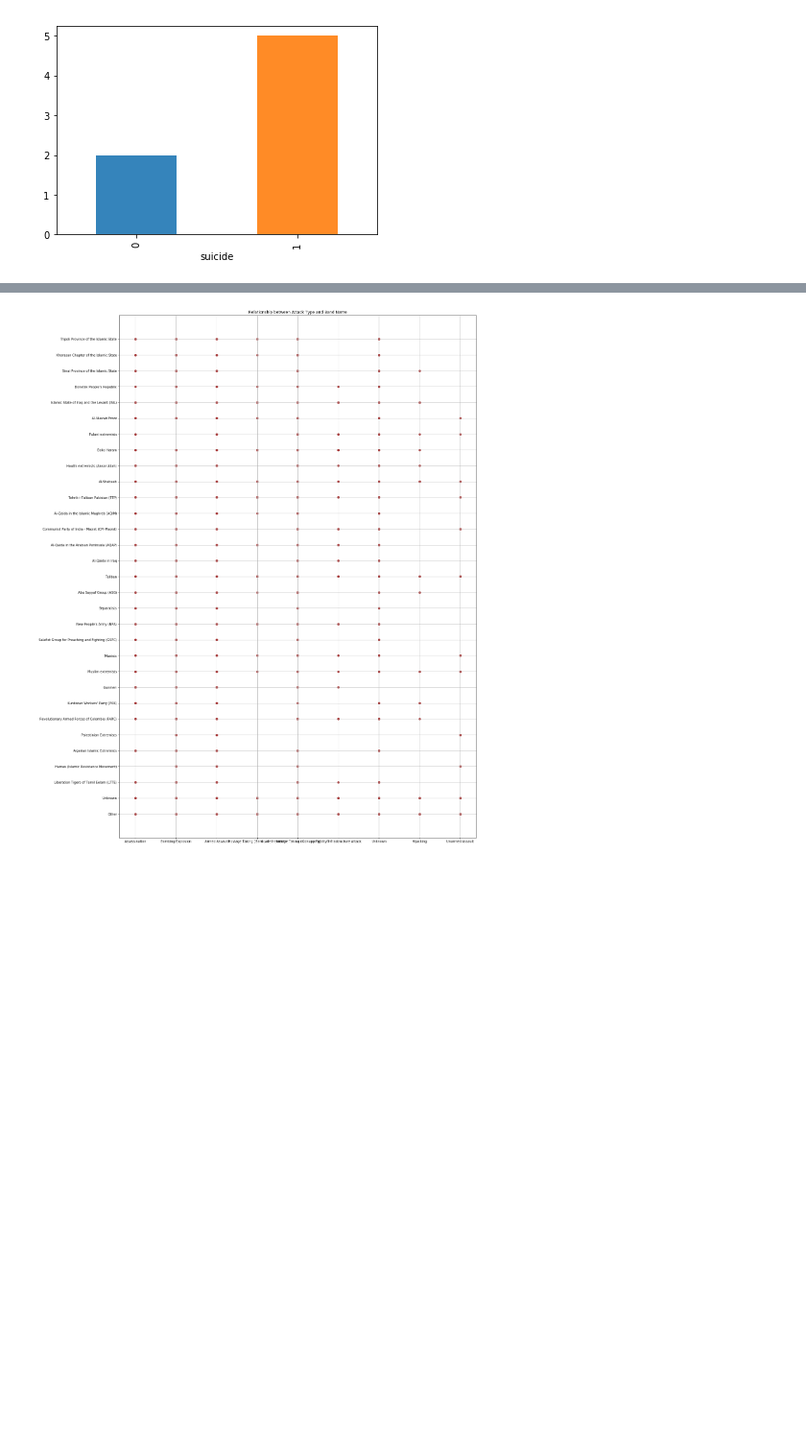
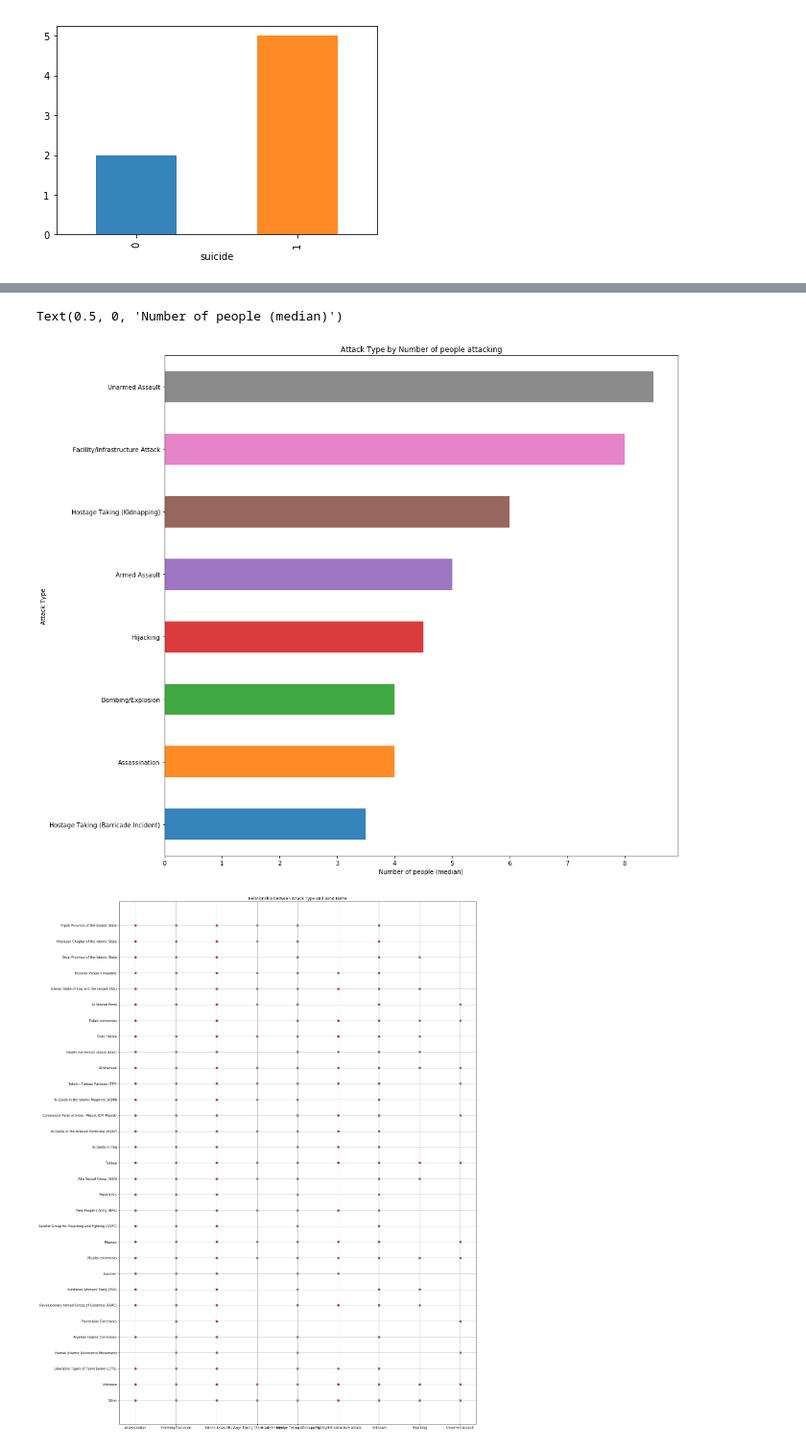
Before and after one commit to LiviaCanet/datamad0119, a Jupyter notebook: final-project/descriptive_statistics.ipynb, the cells around one changed output, grey strips where cells are left out. Shown at 96% size. Saved outputs shown, nothing was run; the diff lists cells and outputs as text; code cells hidden in the pictures; blank space fills up the shorter version.

```diff
--- a/final-project/descriptive_statistics.ipynb
+++ b/final-project/descriptive_statistics.ipynb
@@ -138,8 +132,11 @@ Text(0.5, 0, 'Number of people (median)')
 # %%
 f, axs = plt.subplots(figsize=(15,15))
 
-plt.subplot(1, 2, 1)
-axs = gta['npeople_attacking'].groupby(gta['weapon_txt']).median().sort_values().plot(kind = 'barh', alpha = 0.9)
-plt.title('Weapons by Number of people attacking')
-plt.ylabel('Weapon')
+plt.subplot(1, 1, 1)
+axs = gtb['npeople_attacking'].groupby(gtb['attacktype_txt']).median().sort_values().plot(kind = 'barh', alpha = 0.9)
+plt.title('Attack Type by Number of people attacking')
+plt.ylabel('Attack Type')
 plt.xlabel('Number of people (median)')
+# %% [output]
+Text(0.5, 0, 'Number of people (median)')
+[figure, added]
```
Also changed, not shown: parts of 6 cells of this notebook, 1 other file.
